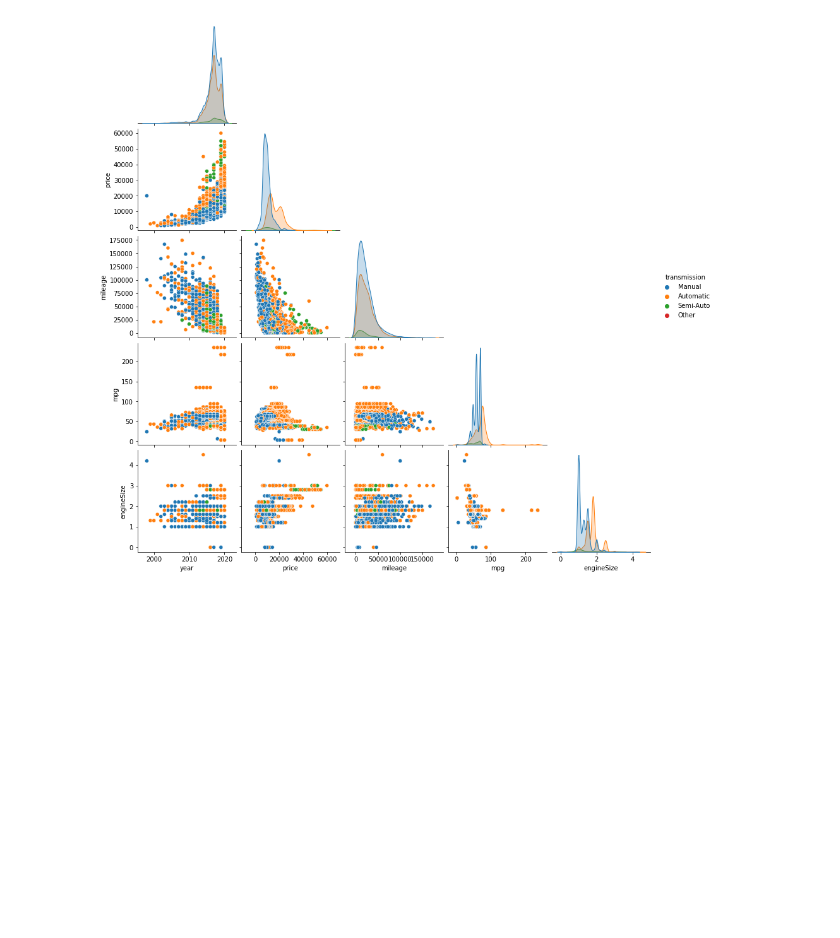
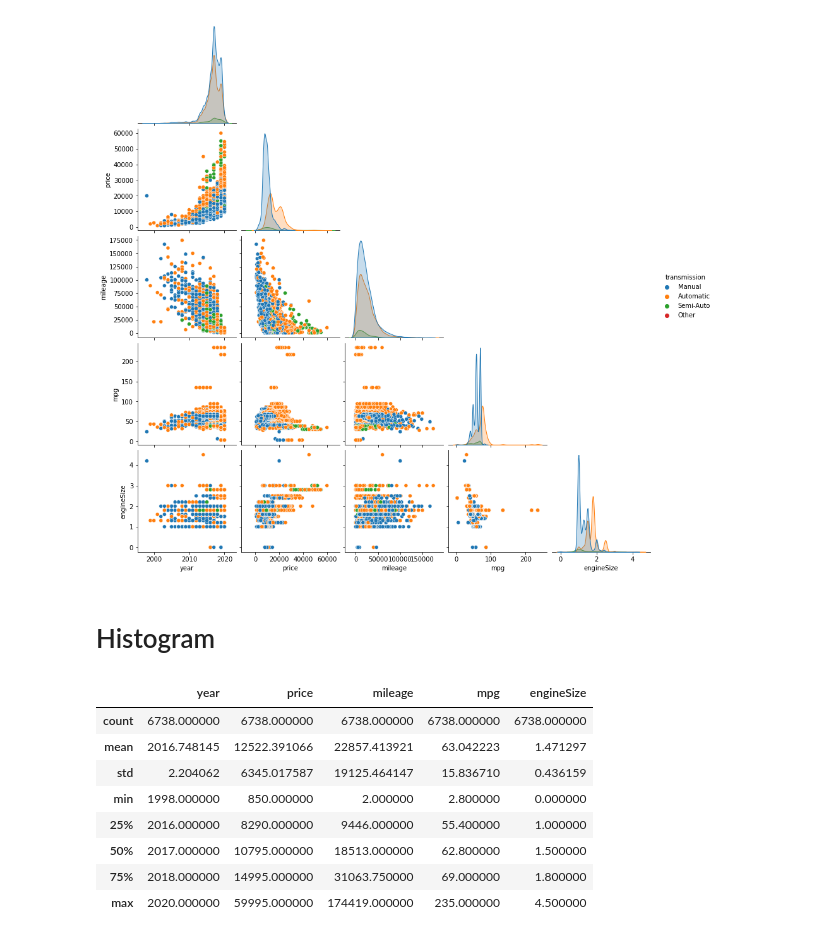
Before and after one commit to SamaSamrin/Toyota-Cars-EDA, a Jupyter notebook: TOYOTA_car_analysis.ipynb, the cells around one changed output. Drawn from its saved outputs; the diff is of its cells as text; code cells hidden in the pictures; blank space fills up the shorter version.

```diff
--- a/TOYOTA_car_analysis.ipynb
+++ b/TOYOTA_car_analysis.ipynb
@@ -147,3 +148,17 @@ sns.pairplot(df, corner=True, hue="transmission",)
 plt.show()
 # %% [output]
 [figure]
+# %% [markdown]
+# Histogram
+# %%
+display(df.describe())
+# %% [output]
+|  | year | price | mileage | mpg | engineSize |
+| count | 6738.000000 | 6738.000000 | 6738.000000 | 6738.000000 | 6738.000000 |
+| mean | 2016.748145 | 12522.391066 | 22857.413921 | 63.042223 | 1.471297 |
+| std | 2.204062 | 6345.017587 | 19125.464147 | 15.836710 | 0.436159 |
+| min | 1998.000000 | 850.000000 | 2.000000 | 2.800000 | 0.000000 |
+| 25% | 2016.000000 | 8290.000000 | 9446.000000 | 55.400000 | 1.000000 |
+| 50% | 2017.000000 | 10795.000000 | 18513.000000 | 62.800000 | 1.500000 |
+| 75% | 2018.000000 | 14995.000000 | 31063.750000 | 69.000000 | 1.800000 |
+| max | 2020.000000 | 59995.000000 | 174419.000000 | 235.000000 | 4.500000 |
```
Also changed, not shown: parts of 4 cells of this notebook.
